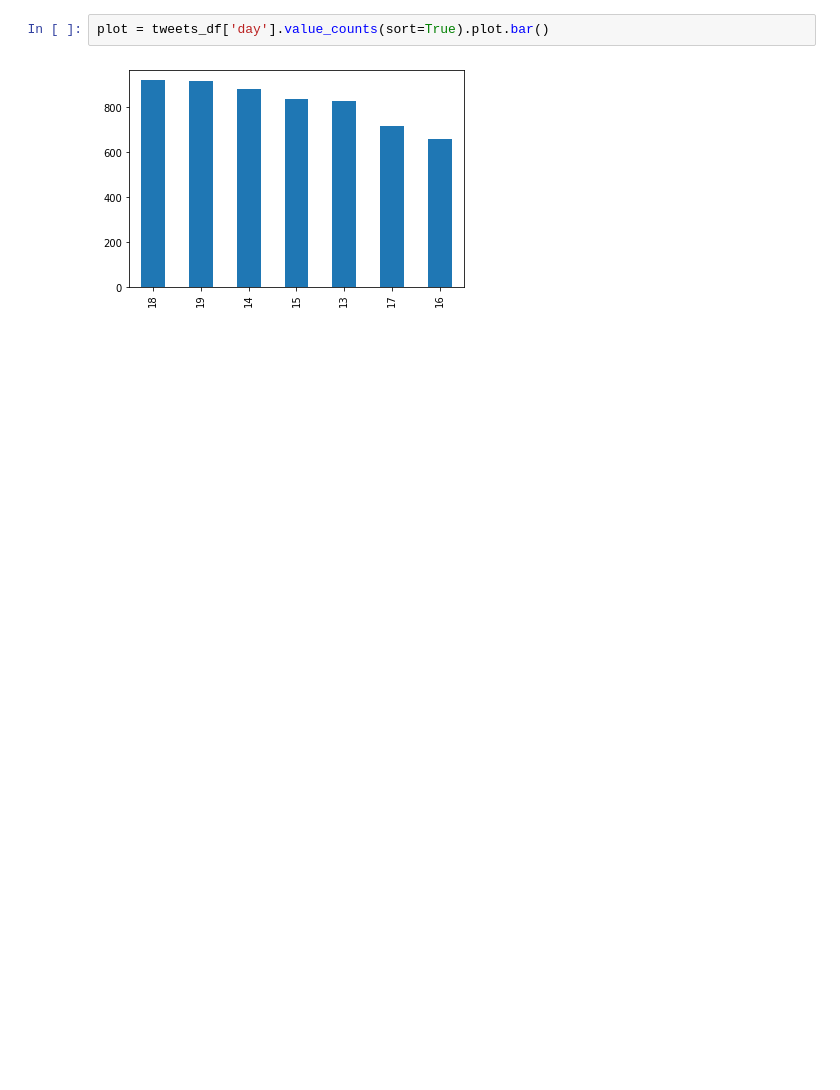
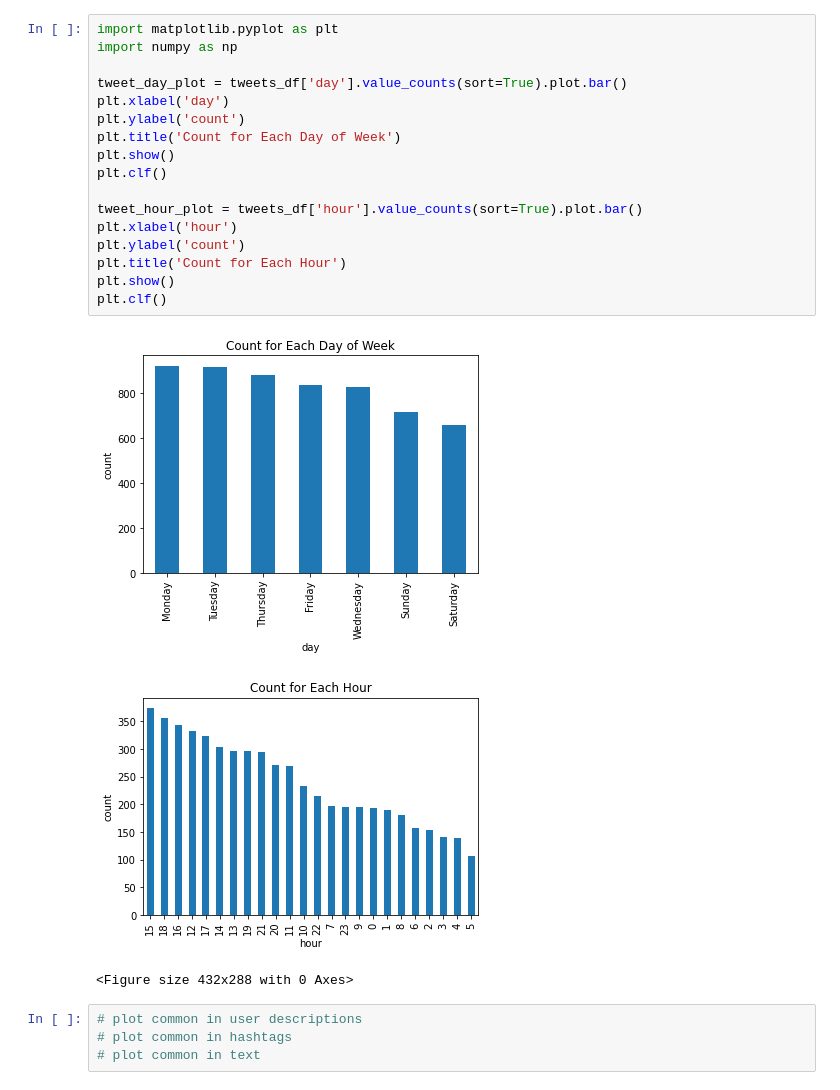
Before and after one commit to claredavies/DataScienceCoursework, a Jupyter notebook: DataScience3Twitter.ipynb, the cells around one changed output. Saved outputs shown, nothing was run; the diff lists cells and outputs as text; blank space fills up the shorter version.

```diff
--- a/DataScience3Twitter.ipynb
+++ b/DataScience3Twitter.ipynb
@@ -99,4 +104,25 @@ tweets_df.head(50)
-# %%
-plot = tweets_df['day'].value_counts(sort=True).plot.bar()
-# %% [output]
-[figure, removed]
+# %%
+import matplotlib.pyplot as plt
+import numpy as np
+
+tweet_day_plot = tweets_df['day'].value_counts(sort=True).plot.bar()
+plt.xlabel('day')
+plt.ylabel('count')
+plt.title('Count for Each Day of Week')
+plt.show()
+plt.clf()
+
+tweet_hour_plot = tweets_df['hour'].value_counts(sort=True).plot.bar()
+plt.xlabel('hour')
+plt.ylabel('count')
+plt.title('Count for Each Hour')
+plt.show()
+plt.clf()
+# %% [output]
+[figure, added]
+[figure, added]
+<Figure size 432x288 with 0 Axes>
+# %%
+# plot common in user descriptions
+# plot common in hashtags
+# plot common in text
```
Also changed, not shown: parts of 3 cells of this notebook.
